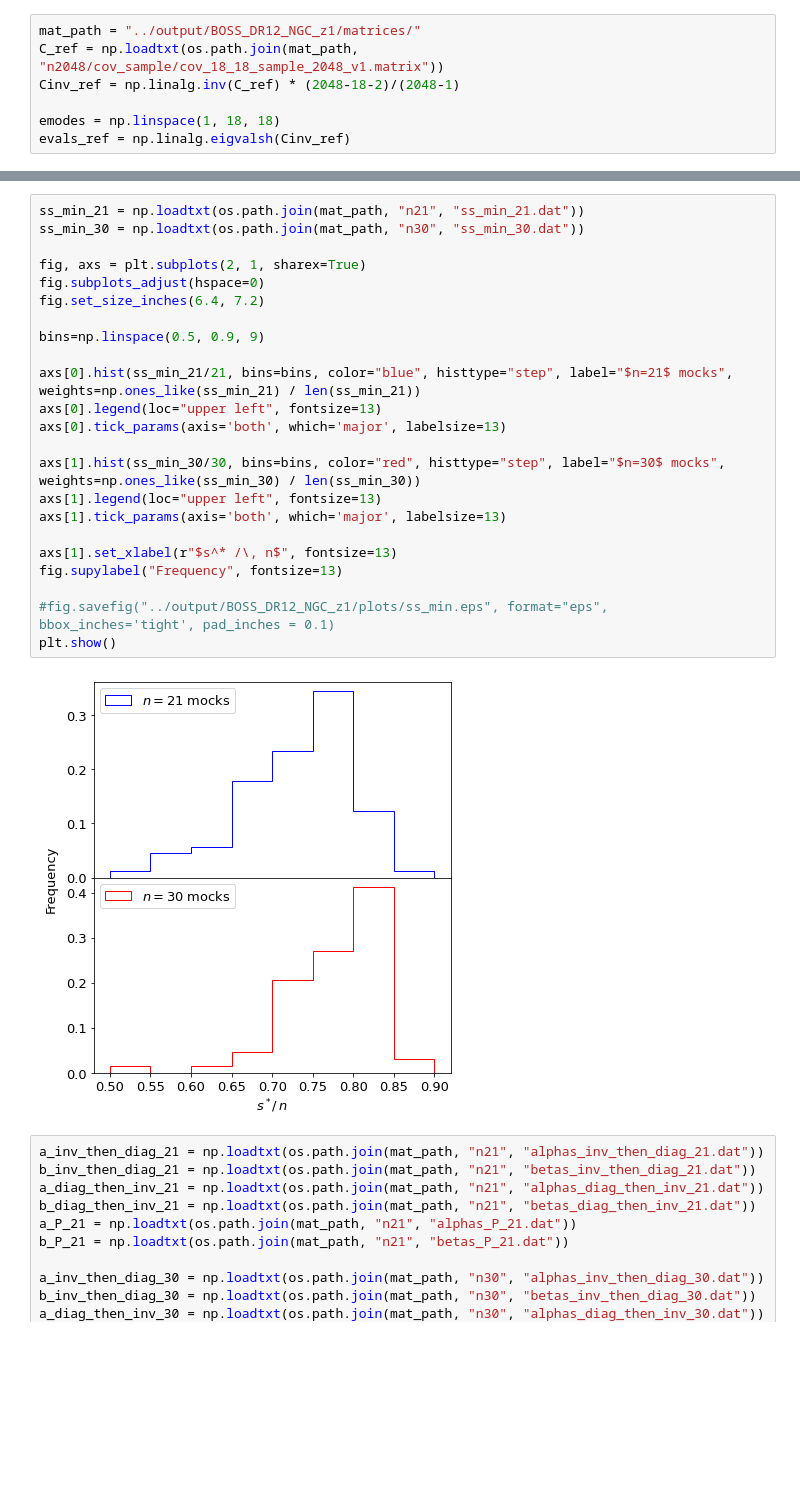
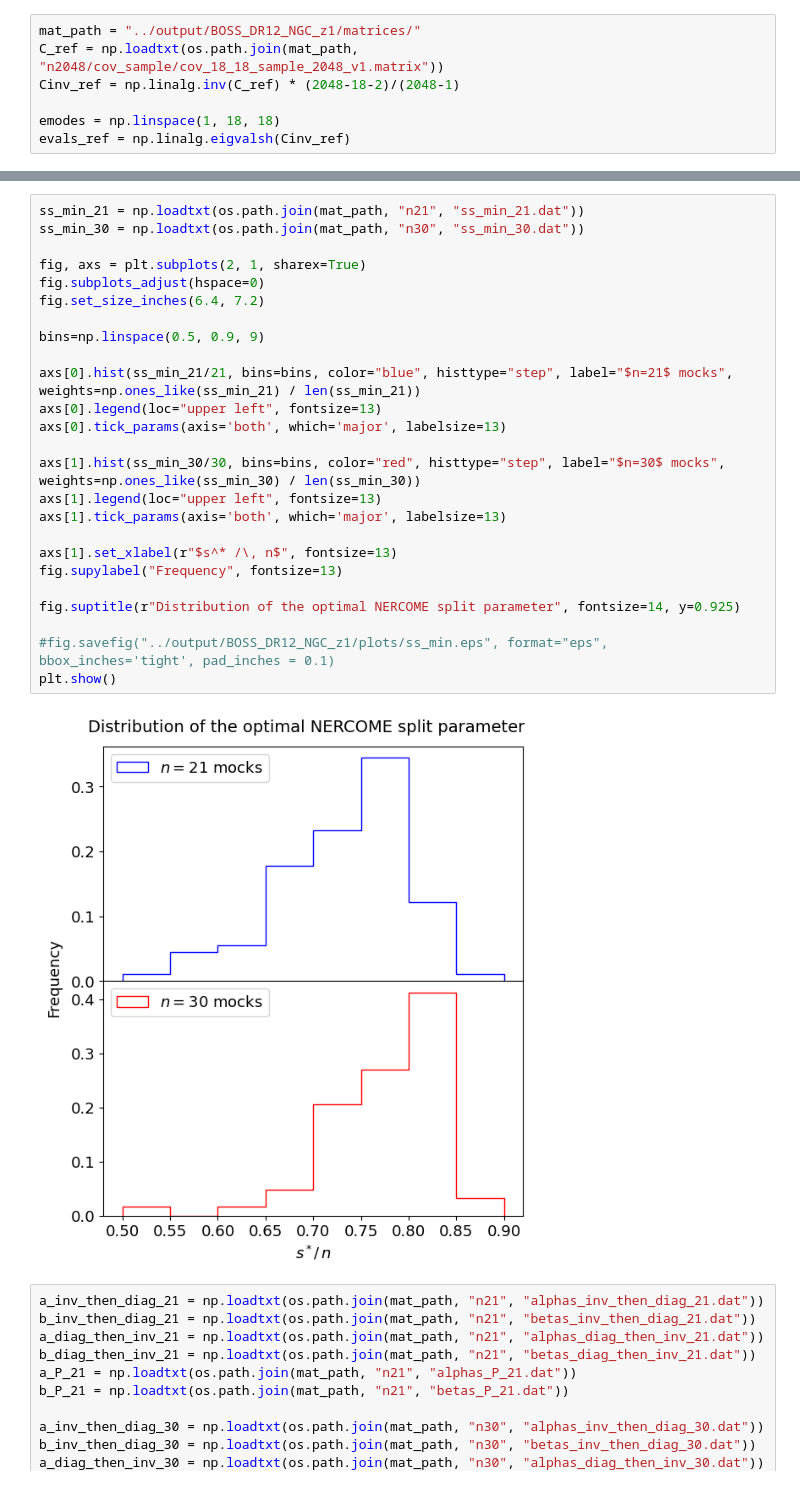
Before and after one commit to marnixlooijmans/shrinkage-estimation-paper, a Jupyter notebook: notebooks/make-plots.ipynb, the cells around one changed output, grey strips where cells are left out. Cells and saved outputs as stored; diff of their text form; blank space fills up the shorter version.

```diff
--- a/notebooks/make-plots.ipynb
+++ b/notebooks/make-plots.ipynb
@@ -278,28 +280,30 @@ plt.show()
 # %%
 ss_min_21 = np.loadtxt(os.path.join(mat_path, "n21", "ss_min_21.dat"))
 ss_min_30 = np.loadtxt(os.path.join(mat_path, "n30", "ss_min_30.dat"))
 
 fig, axs = plt.subplots(2, 1, sharex=True)
 fig.subplots_adjust(hspace=0)
 fig.set_size_inches(6.4, 7.2)
 
 bins=np.linspace(0.5, 0.9, 9)
 
 axs[0].hist(ss_min_21/21, bins=bins, color="blue", histtype="step", label="$n=21$ mocks", weights=np.ones_like(ss_min_21) / len(ss_min_21))
 axs[0].legend(loc="upper left", fontsize=13)
 axs[0].tick_params(axis='both', which='major', labelsize=13)
 
 axs[1].hist(ss_min_30/30, bins=bins, color="red", histtype="step", label="$n=30$ mocks", weights=np.ones_like(ss_min_30) / len(ss_min_30))
 axs[1].legend(loc="upper left", fontsize=13)
 axs[1].tick_params(axis='both', which='major', labelsize=13)
 
 axs[1].set_xlabel(r"$s^* /\, n$", fontsize=13)
 fig.supylabel("Frequency", fontsize=13)
 
+fig.suptitle(r"Distribution of the optimal NERCOME split parameter", fontsize=14, y=0.925)
+
 #fig.savefig("../output/BOSS_DR12_NGC_z1/plots/ss_min.eps", format="eps", bbox_inches='tight', pad_inches = 0.1)
 plt.show()
 # %% [output]
-[figure, old version]
+[figure, new version]
 # %%
 a_inv_then_diag_21 = np.loadtxt(os.path.join(mat_path, "n21", "alphas_inv_then_diag_21.dat"))
 b_inv_then_diag_21 = np.loadtxt(os.path.join(mat_path, "n21", "betas_inv_then_diag_21.dat"))
```
Also changed, not shown: parts of 8 cells of this notebook, 22 other files.
